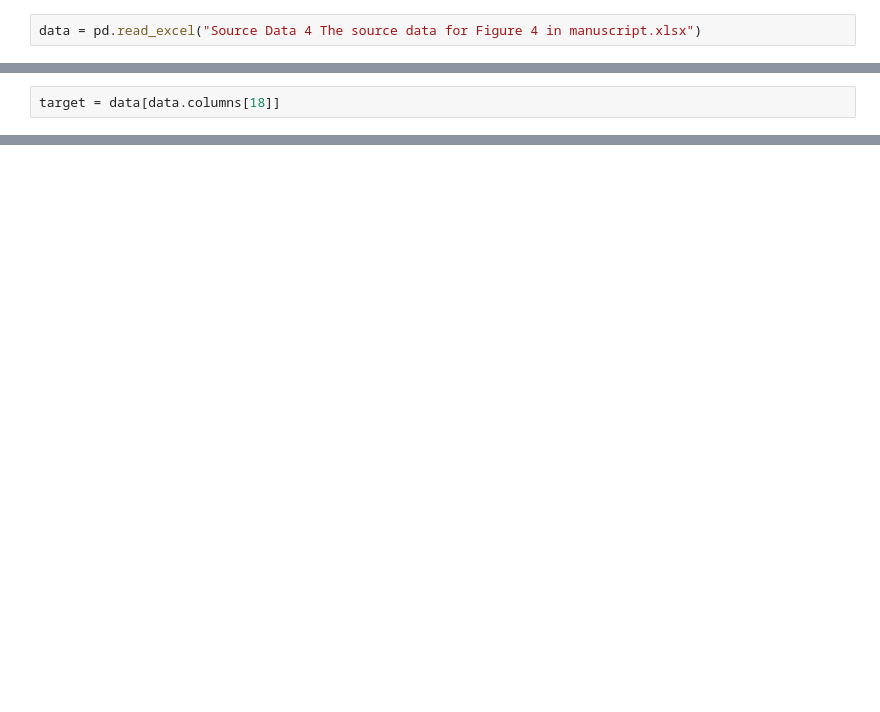
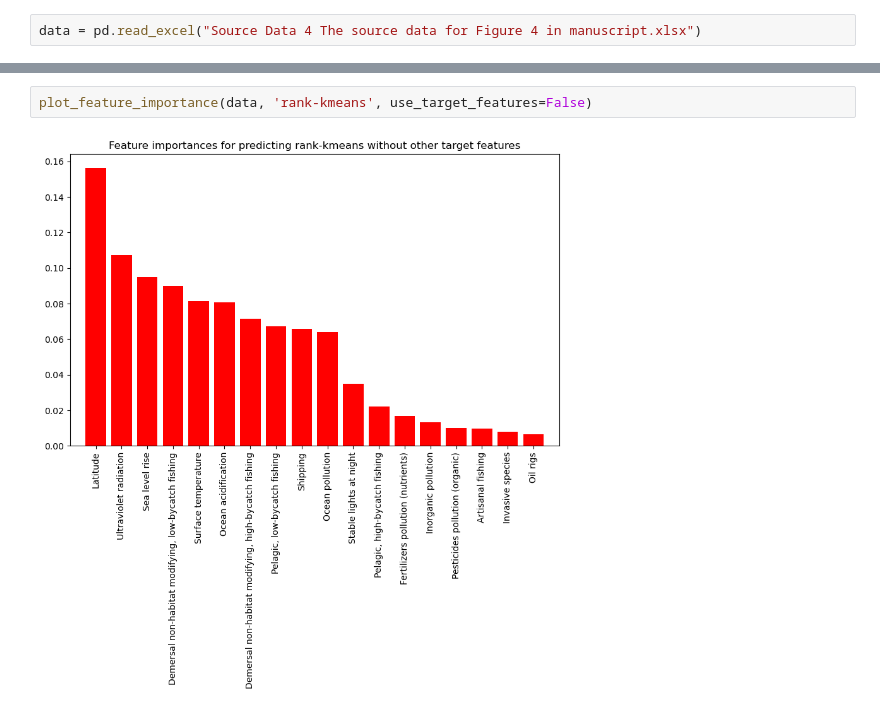
Before and after one commit to rafalkarczewski/MLinBioCourse, a Jupyter notebook: Random forest training.ipynb, the cells around one changed output, grey strips where cells are left out. Drawn from its saved outputs; the diff is of its cells as text; blank space fills up the shorter version.

```diff
--- a/Random forest training.ipynb
+++ b/Random forest training.ipynb
@@ -7,2 +11,0 @@ features = data[data.columns[:18]]
-# %%
-target = data[data.columns[18]]
@@ -98,0 +143,4 @@ Average One-vs-One AUC-ROC:  0.6468027323434865
+# %%
+plot_feature_importance(data, 'rank-kmeans', use_target_features=False)
+# %% [output]
+[figure, added]
```
Also changed, not shown: parts of 15 cells of this notebook.
